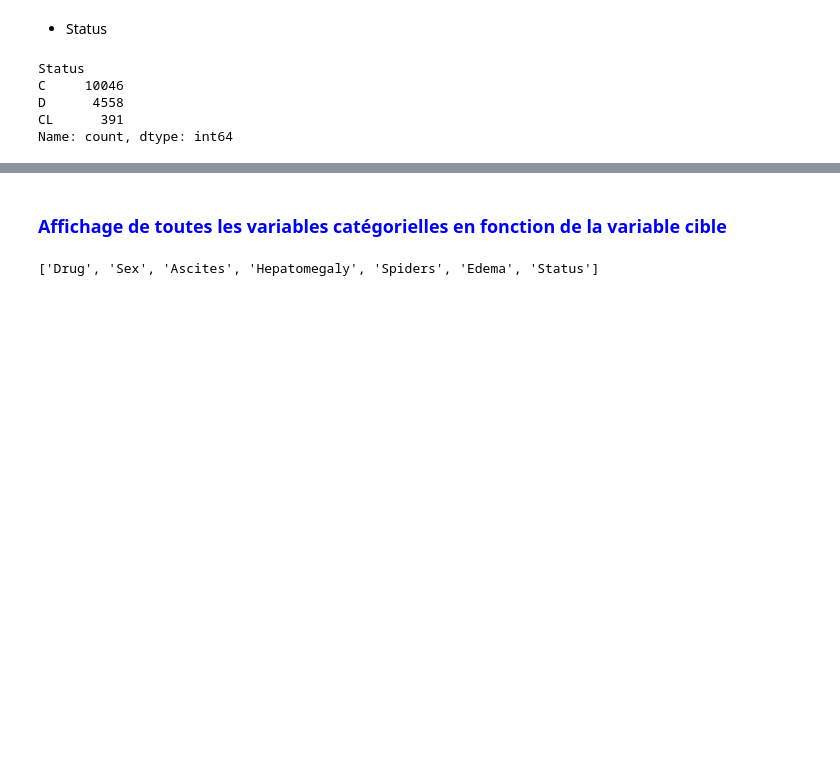
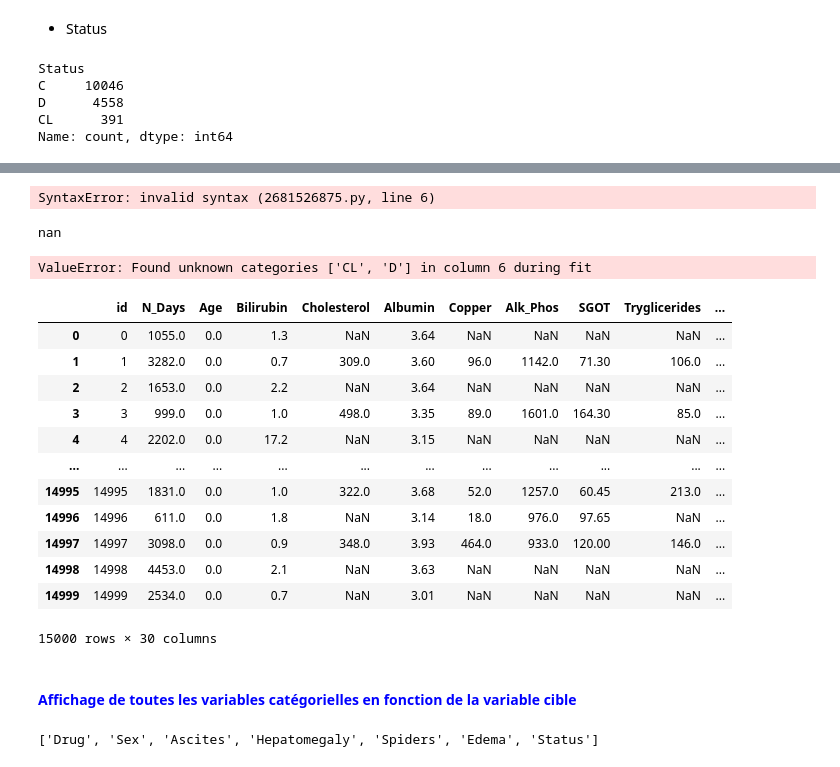
Before and after one commit to melaniedaddio/projet, a Jupyter notebook: projet.ipynb, the cells around one changed output, grey strips where cells are left out. Drawn from its saved outputs; the diff is of its cells as text; code cells hidden in the pictures; blank space fills up the shorter version.

Commit message:
modif melanie 19/01 17h

```diff
--- a/projet.ipynb
+++ b/projet.ipynb
@@ -420,5 +463,72 @@ Name: count, dtype: int64
+# %%
+import numpy as np
+from sklearn.preprocessing import OrdinalEncoder
+
+# Ajuster la liste des catégories pour chaque colonne
+categories = [
+    ['Placebo', 'D-penicillamine'],  # Drug
+    ['F', 'M'],                             # Sex
+    ['N', 'Y', 'S', 'D-penicillamine'],  # Ascites
+    ['Y', 'N', '119.35'],           # Hepatomegaly
+    ['Y', 'N',],                     # Spiders
+    ['N', 'Y', 'S']                        # Status (ajouté)
+]
+
+# Initialiser l'encodeur avec les catégories modifiées
+ordinal_encoder = OrdinalEncoder(categories=categories)
+
+# Encoder les colonnes catégorielles
+train_df_cat[var_categorielles] = ordinal_encoder.fit_transform(train_df[var_categorielles])
+
+# Si vous souhaitez voir les résultats encodés, vous pouvez afficher 'train_df_cat'
+# %% [output]
+SyntaxError: invalid syntax (2681526875.py, line 6)
+# %%
+np.nan
+# %% [output]
+nan
+# %%
+import numpy as np
+from sklearn.preprocessing import OrdinalEncoder
+
+# Ajuster la liste des catégories pour chaque colonne
+categories = [
+    ['Placebo', 'D-penicillamine', np.nan],  # Drug
+    ['F', 'M'],                             # Sex
+    ['N', 'Y', 'S', 'D-penicillamine', np.nan],  # Ascites
+    ['Y', 'N', '119.35', np.nan],           # Hepatomegaly
+    ['Y', 'N', np.nan],                     # Spiders
+    ['N', 'Y', 'S', np.nan],                # Edema
+    ['C', np.nan]                           # Status (ajouté)
+]
+
+# Initialiser l'encodeur avec les catégories modifiées
+ordinal_encoder = OrdinalEncoder(categories=categories)
+
+# Encoder les colonnes catégorielles
+train_df_cat[var_categorielles] = ordinal_encoder.fit_transform(train_df[var_categorielles])
+
+# Si vous souhaitez voir les résultats encodés, vous pouvez afficher 'train_df_cat'
+# %% [output]
+ValueError: Found unknown categories ['CL', 'D'] in column 6 during fit
+# %%
+train_df_encoded
+# %% [output]
+|  | id | N_Days | Age | Bilirubin | Cholesterol | Albumin | Copper | Alk_Phos | SGOT | Tryglicerides | ... |
+| 0 | 0 | 1055.0 | 0.0 | 1.3 | NaN | 3.64 | NaN | NaN | NaN | NaN | ... |
+| 1 | 1 | 3282.0 | 0.0 | 0.7 | 309.0 | 3.60 | 96.0 | 1142.0 | 71.30 | 106.0 | ... |
+| 2 | 2 | 1653.0 | 0.0 | 2.2 | NaN | 3.64 | NaN | NaN | NaN | NaN | ... |
+| 3 | 3 | 999.0 | 0.0 | 1.0 | 498.0 | 3.35 | 89.0 | 1601.0 | 164.30 | 85.0 | ... |
+| 4 | 4 | 2202.0 | 0.0 | 17.2 | NaN | 3.15 | NaN | NaN | NaN | NaN | ... |
+| ... | ... | ... | ... | ... | ... | ... | ... | ... | ... | ... | ... |
+| 14995 | 14995 | 1831.0 | 0.0 | 1.0 | 322.0 | 3.68 | 52.0 | 1257.0 | 60.45 | 213.0 | ... |
+| 14996 | 14996 | 611.0 | 0.0 | 1.8 | NaN | 3.14 | 18.0 | 976.0 | 97.65 | NaN | ... |
+| 14997 | 14997 | 3098.0 | 0.0 | 0.9 | 348.0 | 3.93 | 464.0 | 933.0 | 120.00 | 146.0 | ... |
+| 14998 | 14998 | 4453.0 | 0.0 | 2.1 | NaN | 3.63 | NaN | NaN | NaN | NaN | ... |
+| 14999 | 14999 | 2534.0 | 0.0 | 0.7 | NaN | 3.01 | NaN | NaN | NaN | NaN | ... |
+15000 rows × 30 columns
 # %% [markdown]
-### <span style="color:blue">Affichage de toutes les variables catégorielles en fonction de la variable cible</span>
+#### <span style="color:blue">Affichage de toutes les variables catégorielles en fonction de la variable cible</span>
 # %%
 var_categorielles = list(train_df.select_dtypes(include="object").columns)
 var_categorielles
```
Also changed, not shown: parts of 16 cells of this notebook.
